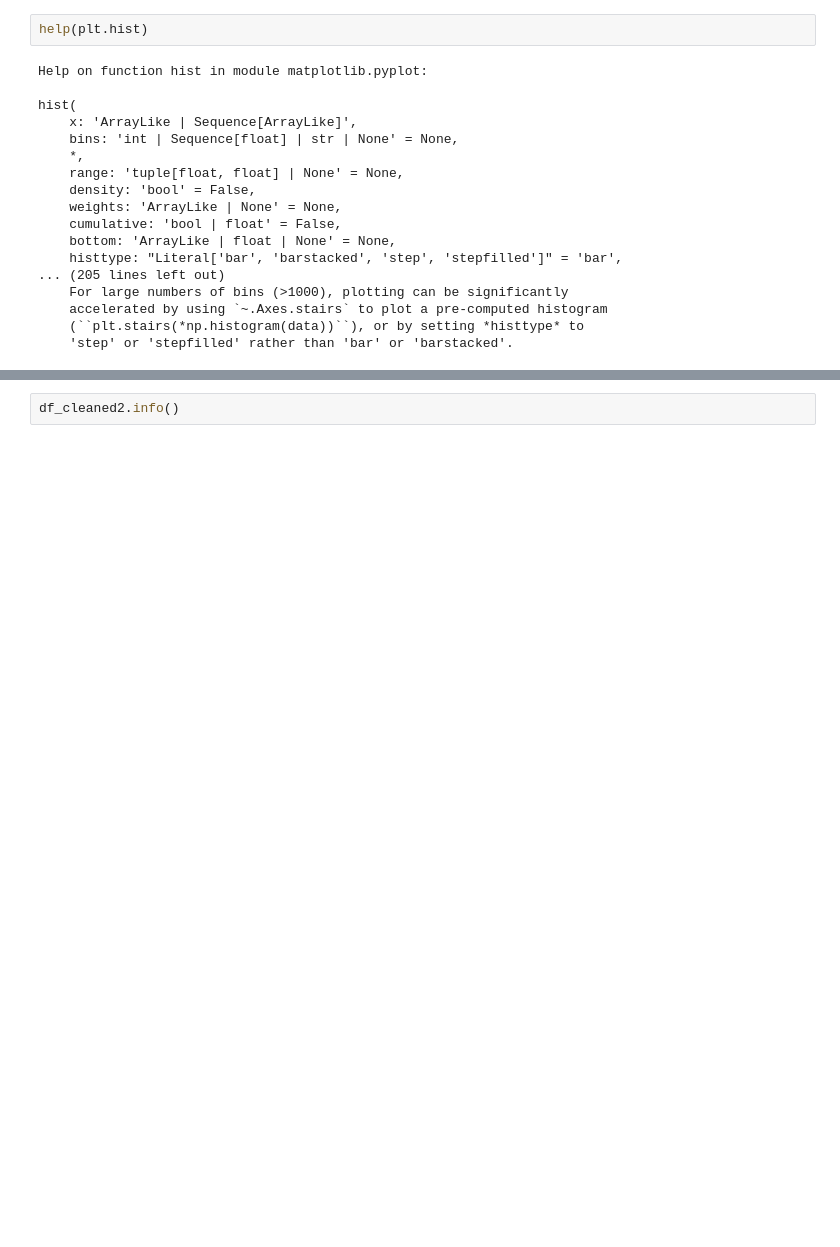
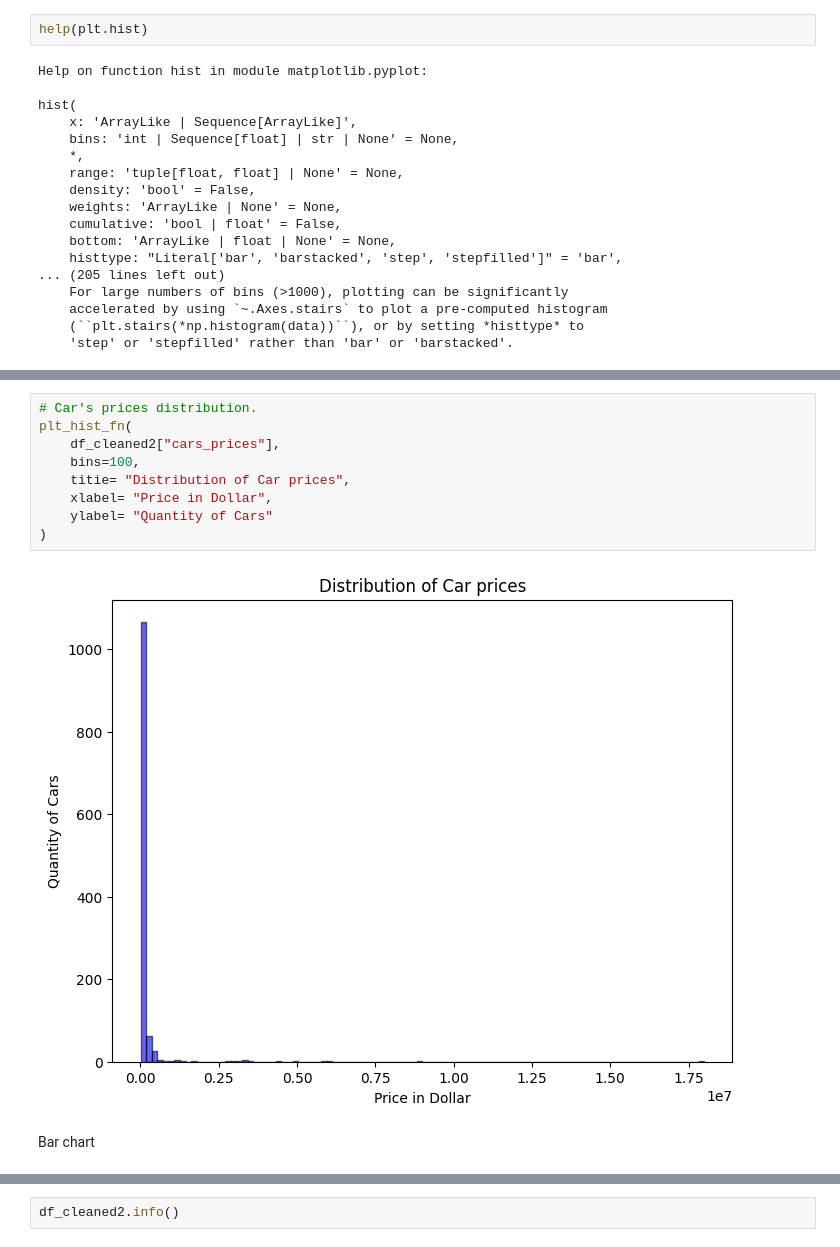
Before and after one commit to Godzillar-mata/my_practice_files, a Jupyter notebook: Exercise_Preview_dataframe_Car_datasets_2025.ipynb, the cells around one changed output, grey strips where cells are left out. Saved outputs shown, nothing was run; the diff lists cells and outputs as text; blank space fills up the shorter version.

```diff
--- a/Exercise_Preview_dataframe_Car_datasets_2025.ipynb
+++ b/Exercise_Preview_dataframe_Car_datasets_2025.ipynb
@@ -570,0 +632,13 @@ hist(
+# %%
+# Car's prices distribution.
+plt_hist_fn(
+    df_cleaned2["cars_prices"],
+    bins=100,
+    titie= "Distribution of Car prices",
+    xlabel= "Price in Dollar",
+    ylabel= "Quantity of Cars"
+)
+# %% [output]
+[figure, added]
+# %% [markdown]
+Bar chart
```
Also changed, not shown: parts of 6 cells of this notebook.
